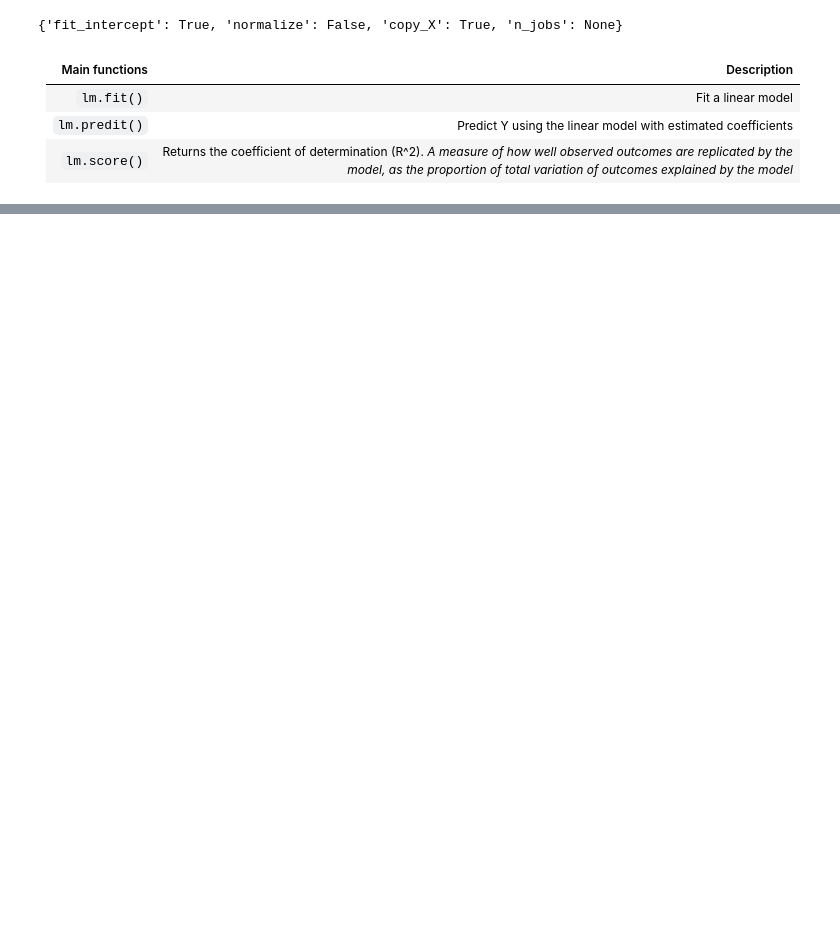
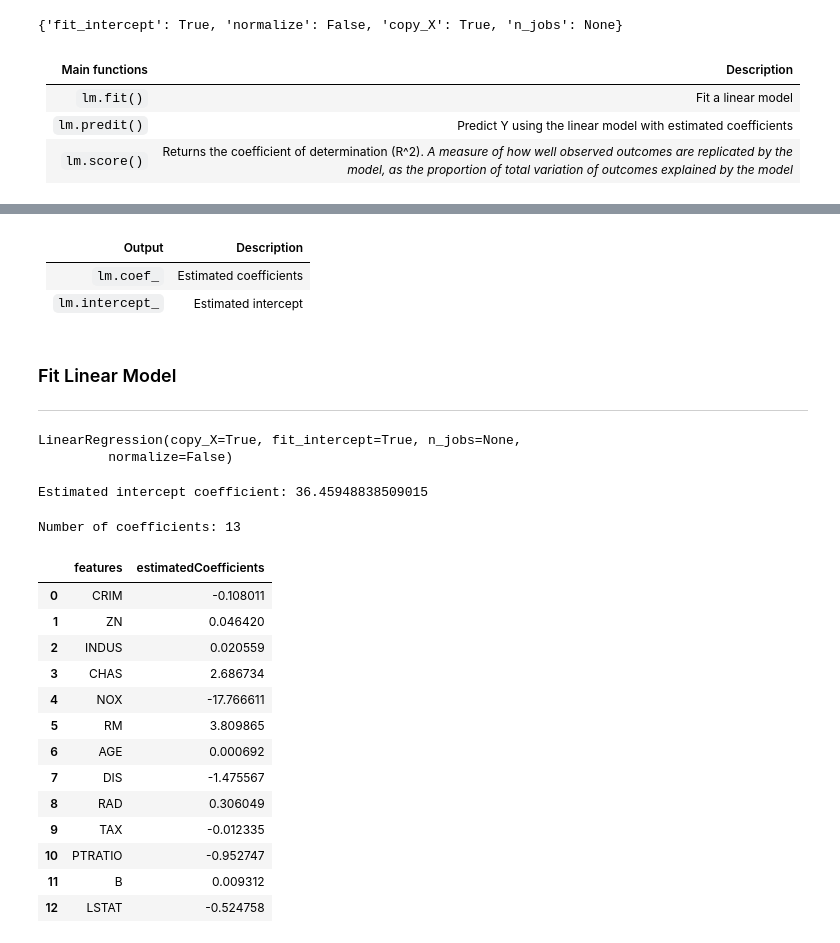
Before and after one commit to vijaypatha/regression_lab, a Jupyter notebook: Regression_Lab/Regression_Lab.ipynb, the cells around one changed output, grey strips where cells are left out. Saved outputs shown, nothing was run; the diff lists cells and outputs as text; code cells hidden in the pictures; blank space fills up the shorter version.

```diff
--- a/Regression_Lab/Regression_Lab.ipynb
+++ b/Regression_Lab/Regression_Lab.ipynb
@@ -289,0 +290,40 @@ lm.
+# %% [markdown]
+Output | Description
+--- | ---
+`lm.coef_` | Estimated coefficients
+`lm.intercept_` | Estimated intercept
+# %% [markdown]
+### Fit Linear Model
+***
+# %%
+# Use all 13 predictors to fit linear regression model
+lm.fit(X, bos.PRICE)
+# %% [output]
+LinearRegression(copy_X=True, fit_intercept=True, n_jobs=None,
+         normalize=False)
+# %%
+print ('Estimated intercept coefficient:', lm.intercept_)
+# %% [output]
+Estimated intercept coefficient: 36.45948838509015
+# %%
+print ('Number of coefficients:', len(lm.coef_))
+# %% [output]
+Number of coefficients: 13
+# %%
+# The coefficients
+pd.DataFrame(zip(X.columns, lm.coef_), columns = ['features', 'estimatedCoefficients'])
+# %% [output]
+|  | features | estimatedCoefficients |
+| 0 | CRIM | -0.108011 |
+| 1 | ZN | 0.046420 |
+| 2 | INDUS | 0.020559 |
+| 3 | CHAS | 2.686734 |
+| 4 | NOX | -17.766611 |
+| 5 | RM | 3.809865 |
+| 6 | AGE | 0.000692 |
+| 7 | DIS | -1.475567 |
+| 8 | RAD | 0.306049 |
+| 9 | TAX | -0.012335 |
+| 10 | PTRATIO | -0.952747 |
+| 11 | B | 0.009312 |
+| 12 | LSTAT | -0.524758 |
```
Also changed, not shown: parts of 11 cells of this notebook.
